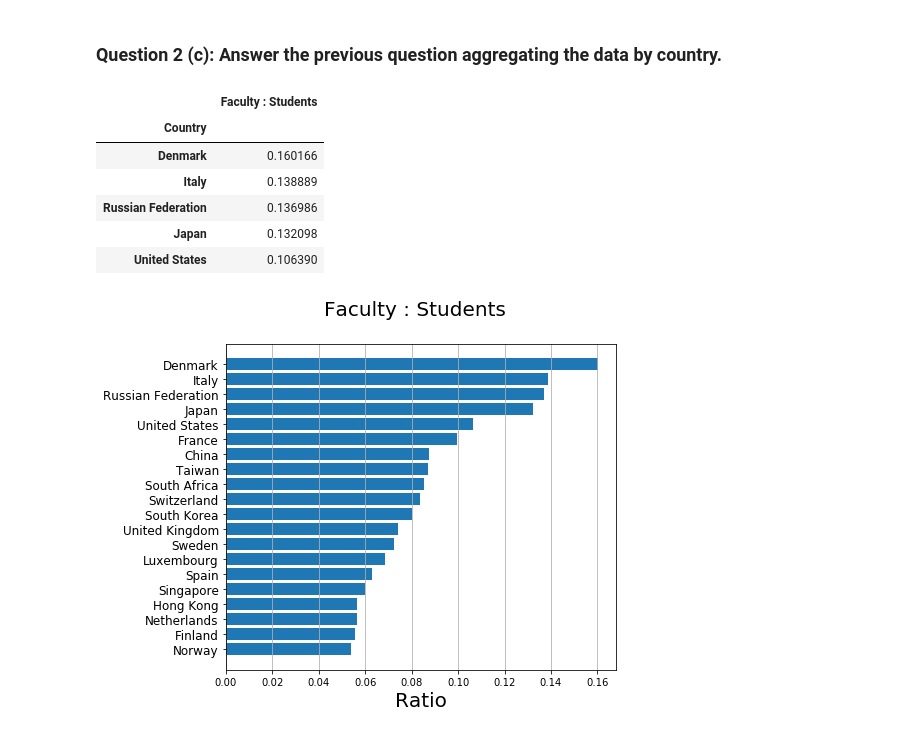
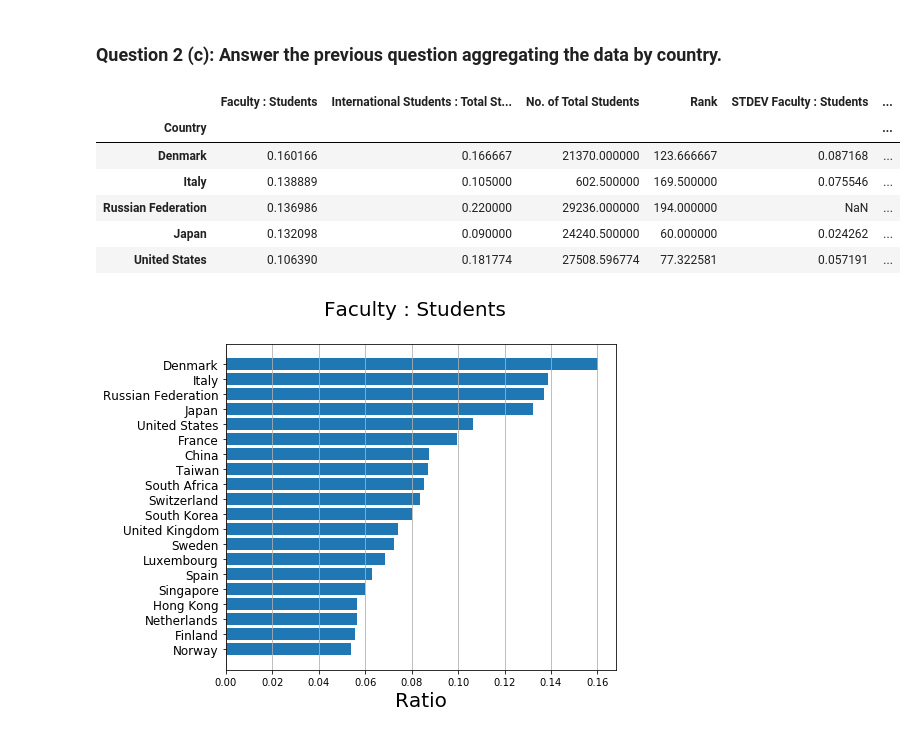
Before and after one commit to justcho5/ADA, a Jupyter notebook: homework02.ipynb, the cells around one changed output. Saved outputs shown, nothing was run; the diff lists cells and outputs as text; code cells hidden in the pictures.

```diff
--- a/homework02.ipynb
+++ b/homework02.ipynb
@@ -478,27 +482,29 @@ plot_bar('International Students : Total Students', 20, times_uni_by_interstud,
 # %%
 # Group data by country and compute the average of all fields
 times_by_country = times_universities.groupby('Country').mean()
+times_by_country['STDEV Faculty : Students'] = times_universities.groupby('Country').std()["Faculty : Students"]
+times_by_country['STDEV International Students : Total'] = times_universities.groupby('Country').std()["International Students : Total Students"]
 
 # Sort the entries of each group
 times_country_facstud = times_by_country.sort_values(
     by = 'Faculty : Students',
     ascending = False
 )
 
 times_country_interstud = times_by_country.sort_values(
     by = 'International Students : Total Students',
     ascending = False
 )
 
-times_country_facstud[['Faculty : Students']].head()
+times_country_facstud.head()
 # %% [output]
-|  | Faculty : Students |
-| Country |  |
-| Denmark | 0.160166 |
-| Italy | 0.138889 |
-| Russian Federation | 0.136986 |
-| Japan | 0.132098 |
-| United States | 0.106390 |
+|  | Faculty : Students | International Students : Total St... | No. of Total Students | Rank | STDEV Faculty : Students | ... |
+| Country |  |  |  |  |  | ... |
+| Denmark | 0.160166 | 0.166667 | 21370.000000 | 123.666667 | 0.087168 | ... |
+| Italy | 0.138889 | 0.105000 | 602.500000 | 169.500000 | 0.075546 | ... |
+| Russian Federation | 0.136986 | 0.220000 | 29236.000000 | 194.000000 | NaN | ... |
+| Japan | 0.132098 | 0.090000 | 24240.500000 | 60.000000 | 0.024262 | ... |
+| United States | 0.106390 | 0.181774 | 27508.596774 | 77.322581 | 0.057191 | ... |
 # %%
 plot_bar('Faculty : Students', 20, times_country_facstud, times_country_facstud.index)
 # %% [output]
```
Also changed, not shown: parts of 3 cells of this notebook.
